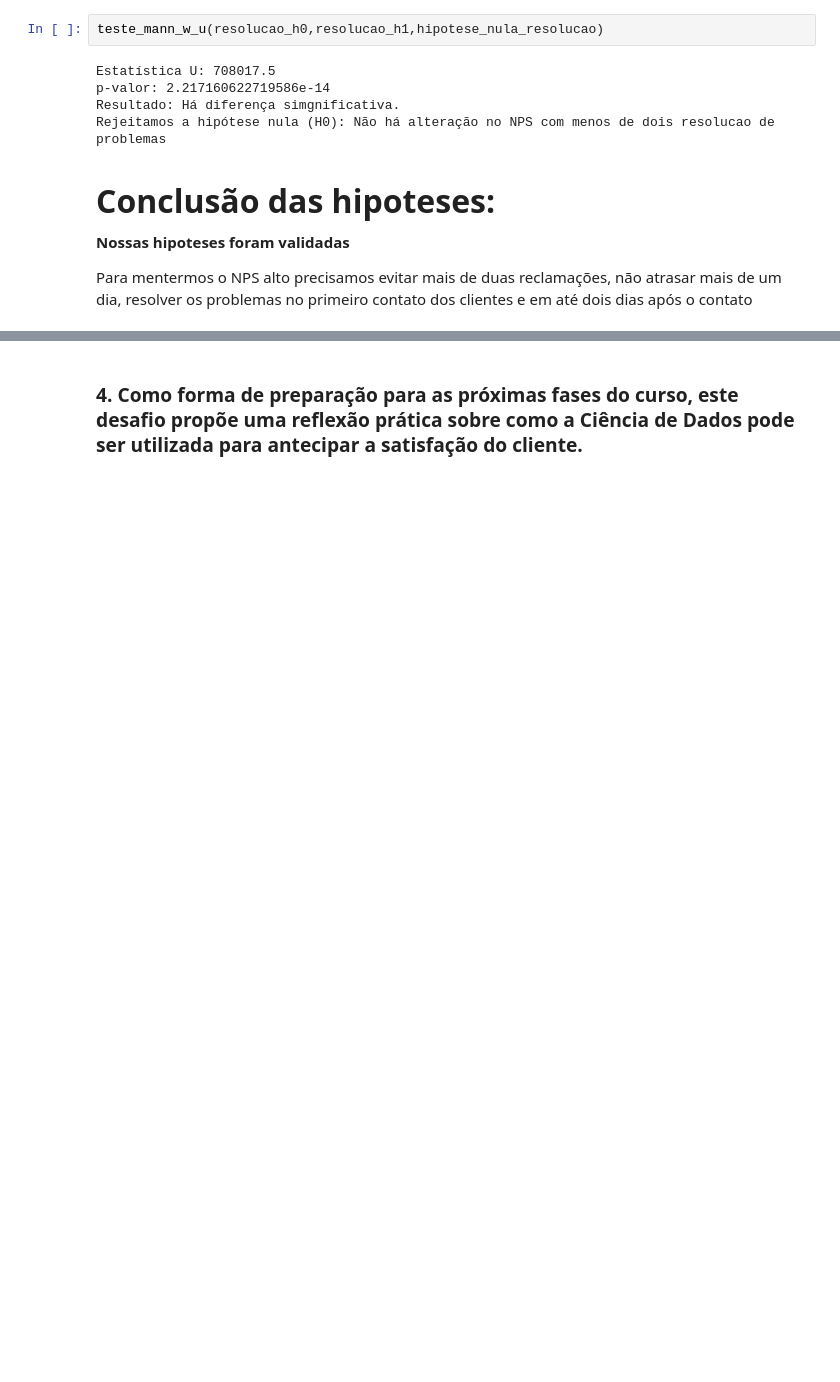
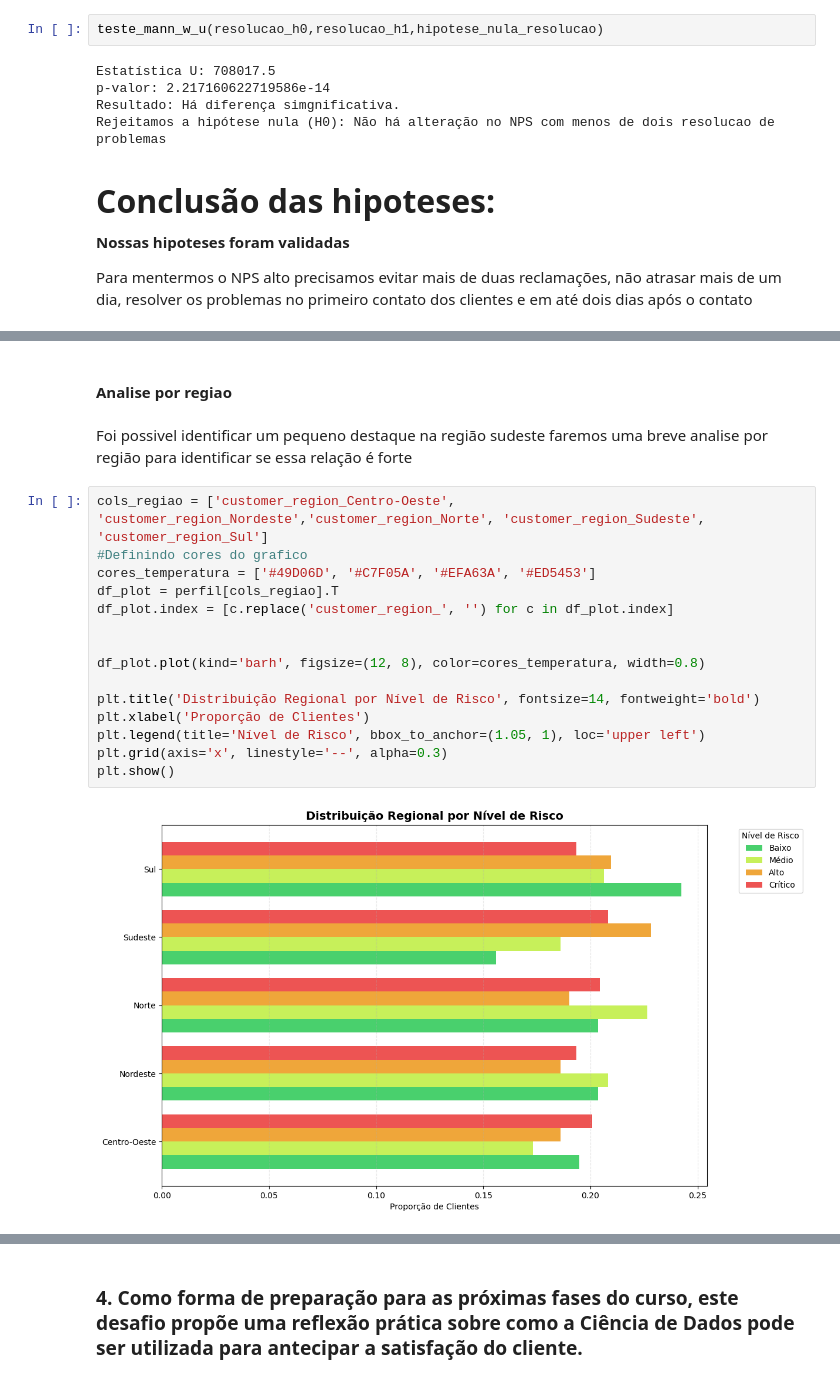
Before and after one commit to LucasRuizMartins/fiap_tech_challenge_01, a Jupyter notebook: notebooks/teach_challenge.ipynb, the cells around one changed output, grey strips where cells are left out. Cells and saved outputs as stored; diff of their text form; blank space fills up the shorter version.

```diff
--- a/notebooks/teach_challenge.ipynb
+++ b/notebooks/teach_challenge.ipynb
@@ -651,0 +734,21 @@ df_nps.head(2)
+# %% [markdown]
+#### Analise por regiao
+# %% [markdown]
+Foi possivel identificar um pequeno destaque na região sudeste faremos uma breve analise por região para identificar se essa relação é forte
+# %%
+cols_regiao = ['customer_region_Centro-Oeste', 'customer_region_Nordeste','customer_region_Norte', 'customer_region_Sudeste', 'customer_region_Sul']
+#Definindo cores do grafico
+cores_temperatura = ['#49D06D', '#C7F05A', '#EFA63A', '#ED5453']
+df_plot = perfil[cols_regiao].T
+df_plot.index = [c.replace('customer_region_', '') for c in df_plot.index]
+
+
+df_plot.plot(kind='barh', figsize=(12, 8), color=cores_temperatura, width=0.8)
+
+plt.title('Distribuição Regional por Nível de Risco', fontsize=14, fontweight='bold')
+plt.xlabel('Proporção de Clientes')
+plt.legend(title='Nível de Risco', bbox_to_anchor=(1.05, 1), loc='upper left')
+plt.grid(axis='x', linestyle='--', alpha=0.3)
+plt.show()
+# %% [output]
+[figure, added]
```
Also changed, not shown: parts of 59 cells of this notebook.
